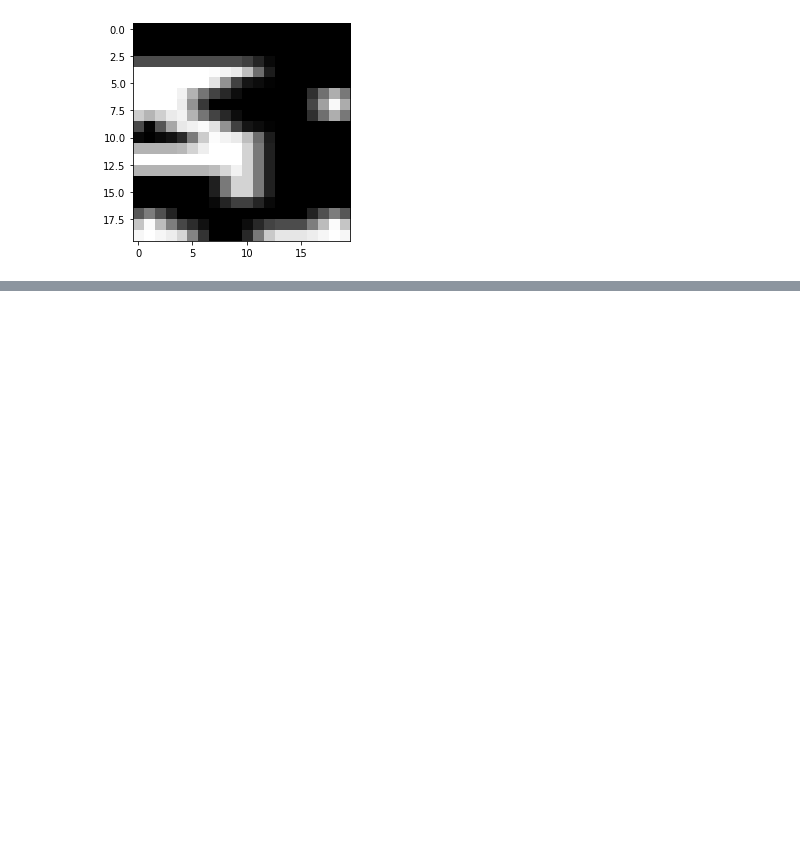
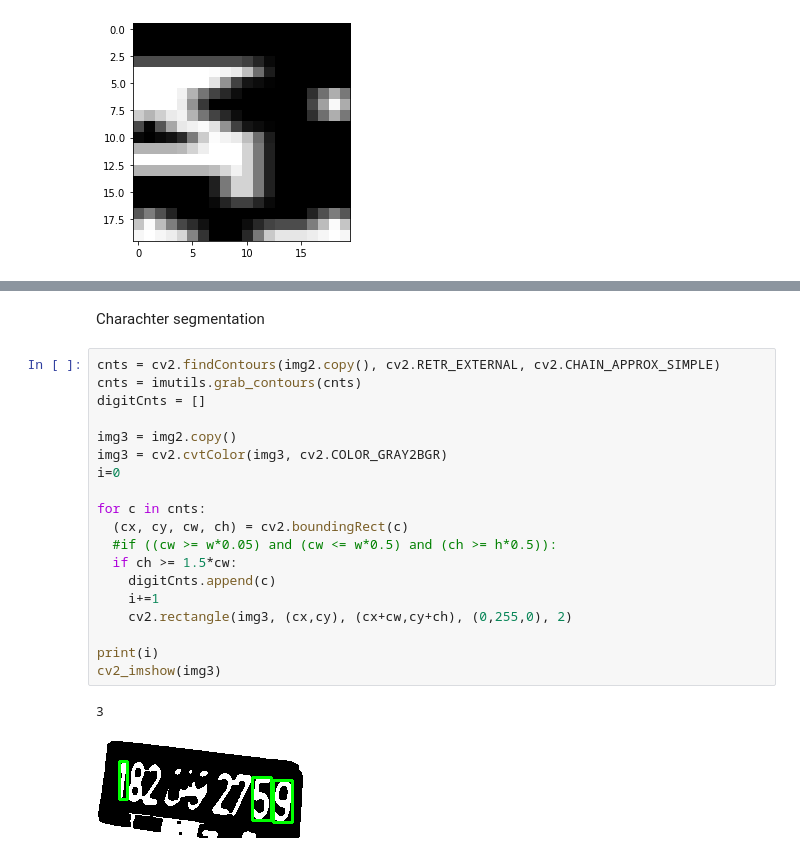
Before and after one commit to MedAmine-SUDO/Tunisian-License-Plate-Recognition, a Jupyter notebook: PlateSegmentation.ipynb, the cells around one changed output, grey strips where cells are left out. Drawn from its saved outputs; the diff is of its cells as text; blank space fills up the shorter version.

```diff
--- a/PlateSegmentation.ipynb
+++ b/PlateSegmentation.ipynb
@@ -305,0 +346,24 @@ PLATES = './plateImages/'
+# %% [markdown]
+Charachter segmentation
+# %%
+cnts = cv2.findContours(img2.copy(), cv2.RETR_EXTERNAL, cv2.CHAIN_APPROX_SIMPLE)
+cnts = imutils.grab_contours(cnts)
+digitCnts = []
+
+img3 = img2.copy()
+img3 = cv2.cvtColor(img3, cv2.COLOR_GRAY2BGR)
+i=0
+
+for c in cnts:
+  (cx, cy, cw, ch) = cv2.boundingRect(c)
+  #if ((cw >= w*0.05) and (cw <= w*0.5) and (ch >= h*0.5)):
+  if ch >= 1.5*cw:
+    digitCnts.append(c)
+    i+=1
+    cv2.rectangle(img3, (cx,cy), (cx+cw,cy+ch), (0,255,0), 2)
+
+print(i)
+cv2_imshow(img3)
+# %% [output]
+3
+[figure, added]
```
Also changed, not shown: parts of 11 cells of this notebook.
